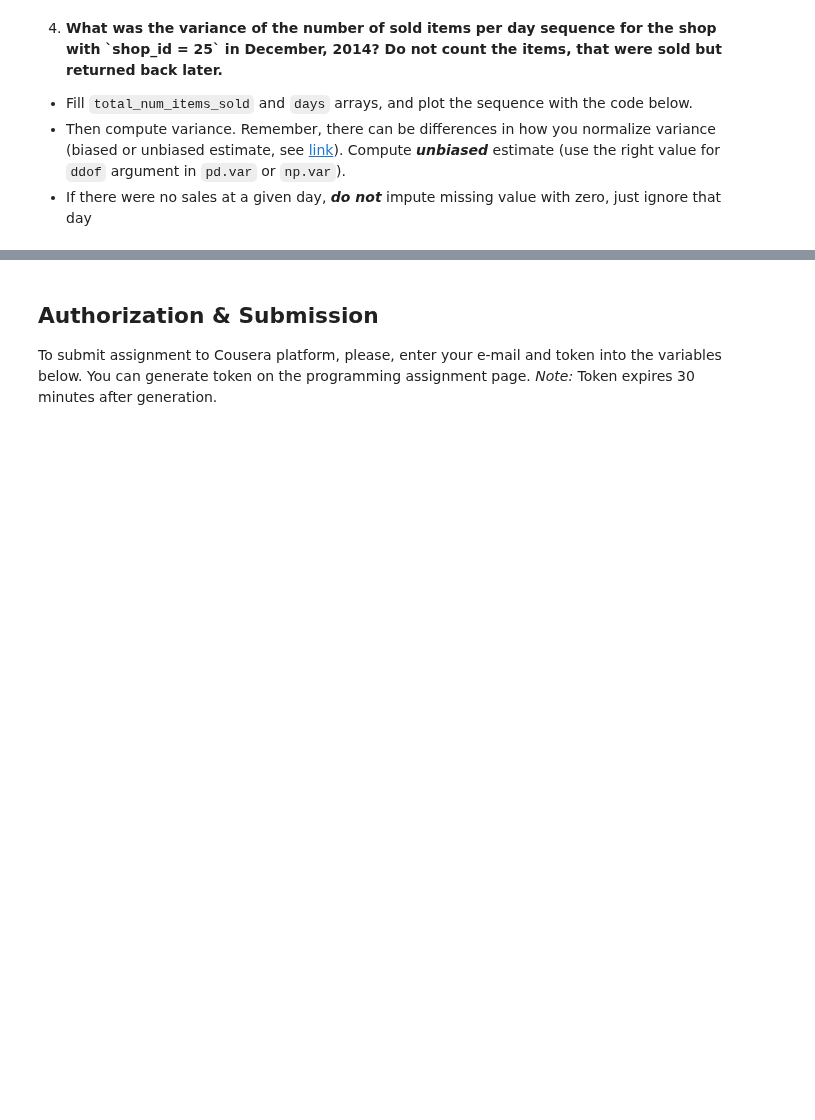
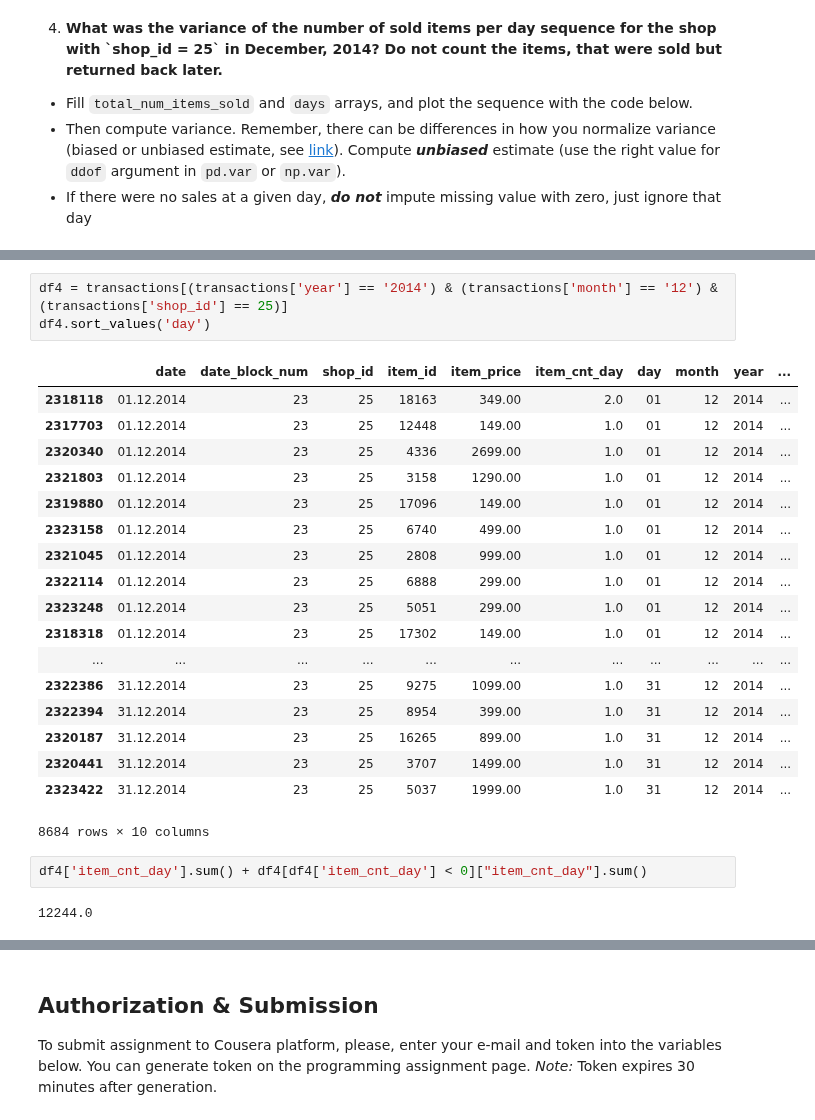
Before and after one commit to MasatoraAtarashi/Kaggle, a Jupyter notebook: how-to-win-kaggle/PandasBasics.ipynb, the cells around one changed output, grey strips where cells are left out. Cells and saved outputs as stored; diff of their text form; blank space fills up the shorter version.

```diff
--- a/how-to-win-kaggle/PandasBasics.ipynb
+++ b/how-to-win-kaggle/PandasBasics.ipynb
@@ -192,0 +230,26 @@ Remember, the data can sometimes be noisy.
+# %%
+df4 = transactions[(transactions['year'] == '2014') & (transactions['month'] == '12') & (transactions['shop_id'] == 25)]
+df4.sort_values('day')
+# %% [output]
+|  | date | date_block_num | shop_id | item_id | item_price | item_cnt_day | day | month | year | ... |
+| 2318118 | 01.12.2014 | 23 | 25 | 18163 | 349.00 | 2.0 | 01 | 12 | 2014 | ... |
+| 2317703 | 01.12.2014 | 23 | 25 | 12448 | 149.00 | 1.0 | 01 | 12 | 2014 | ... |
+| 2320340 | 01.12.2014 | 23 | 25 | 4336 | 2699.00 | 1.0 | 01 | 12 | 2014 | ... |
+| 2321803 | 01.12.2014 | 23 | 25 | 3158 | 1290.00 | 1.0 | 01 | 12 | 2014 | ... |
+| 2319880 | 01.12.2014 | 23 | 25 | 17096 | 149.00 | 1.0 | 01 | 12 | 2014 | ... |
+| 2323158 | 01.12.2014 | 23 | 25 | 6740 | 499.00 | 1.0 | 01 | 12 | 2014 | ... |
+| 2321045 | 01.12.2014 | 23 | 25 | 2808 | 999.00 | 1.0 | 01 | 12 | 2014 | ... |
+| 2322114 | 01.12.2014 | 23 | 25 | 6888 | 299.00 | 1.0 | 01 | 12 | 2014 | ... |
+| 2323248 | 01.12.2014 | 23 | 25 | 5051 | 299.00 | 1.0 | 01 | 12 | 2014 | ... |
+| 2318318 | 01.12.2014 | 23 | 25 | 17302 | 149.00 | 1.0 | 01 | 12 | 2014 | ... |
+| ... | ... | ... | ... | ... | ... | ... | ... | ... | ... | ... |
+| 2322386 | 31.12.2014 | 23 | 25 | 9275 | 1099.00 | 1.0 | 31 | 12 | 2014 | ... |
+| 2322394 | 31.12.2014 | 23 | 25 | 8954 | 399.00 | 1.0 | 31 | 12 | 2014 | ... |
+| 2320187 | 31.12.2014 | 23 | 25 | 16265 | 899.00 | 1.0 | 31 | 12 | 2014 | ... |
+| 2320441 | 31.12.2014 | 23 | 25 | 3707 | 1499.00 | 1.0 | 31 | 12 | 2014 | ... |
+| 2323422 | 31.12.2014 | 23 | 25 | 5037 | 1999.00 | 1.0 | 31 | 12 | 2014 | ... |
+8684 rows × 10 columns
+# %%
+df4['item_cnt_day'].sum() + df4[df4['item_cnt_day'] < 0]["item_cnt_day"].sum()
+# %% [output]
+12244.0
```
Also changed, not shown: parts of 11 cells of this notebook, 1 other file.
